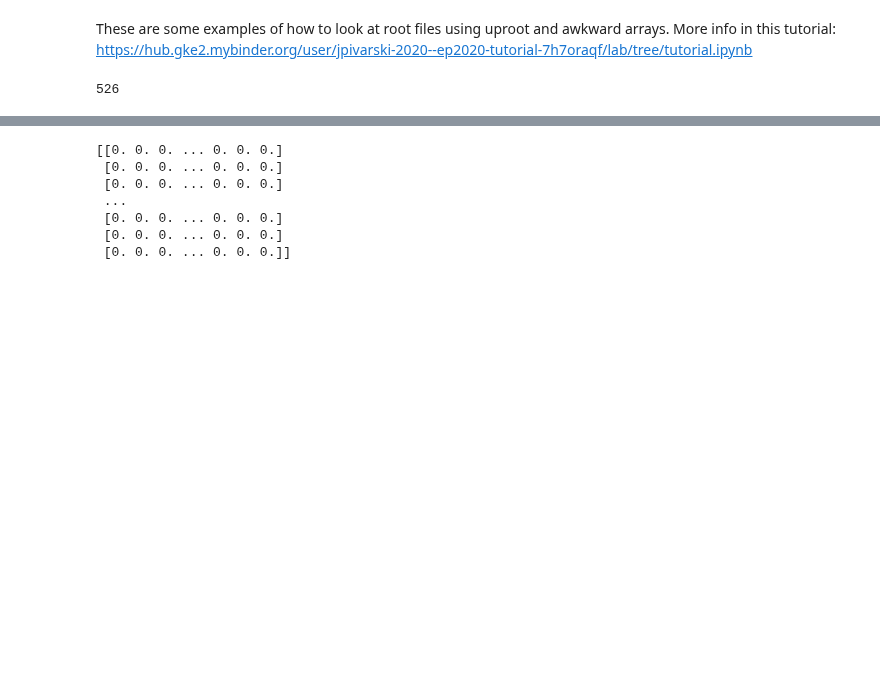
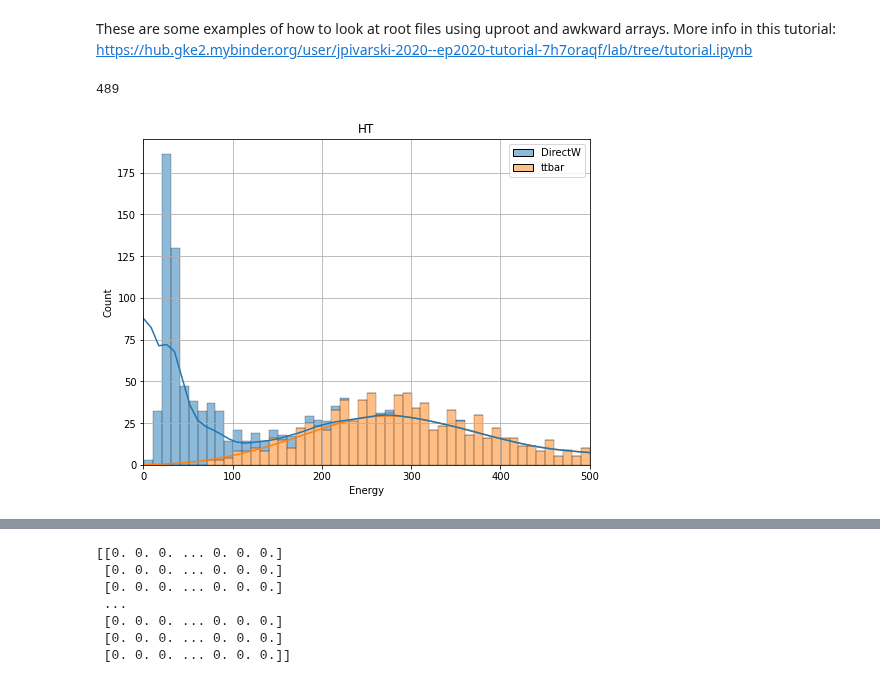
Before and after one commit to choisant/imcalML, a Jupyter notebook: notebooks/analyze_delphes_file.ipynb, the cells around one changed output, grey strips where cells are left out. Saved outputs shown, nothing was run; the diff lists cells and outputs as text; code cells hidden in the pictures; blank space fills up the shorter version.

```diff
--- a/notebooks/analyze_delphes_file.ipynb
+++ b/notebooks/analyze_delphes_file.ipynb
@@ -58,9 +59,9 @@ def cartesian_to_angles(arr, drop:bool=False):
 def look(rootfile:str):
     with uproot.open(rootfile) as file:
         keys = file.keys()
-        #print(keys)
+        print(keys)
         #print(file.show())
-        print(file["Tower"].keys())
+        #print(file["Tower"].keys())
         #print(file["Tower"]["Tower.ET"].array())
 
 def load_data(rootfile:str, branch:str, keys:list):
@@ -74,15 +75,32 @@ def load_data(rootfile:str, branch:str, keys:list):
 
 
 #look(data_path)
-ttbar_clusters = load_data(ttbar_data_path, "Tower", ["Tower.ET", "Tower.Eta", "Tower.Phi", "Tower.Eem", "Tower.Ehad"])
-directW_clusters = load_data(directW_data_path, "Tower", ["Tower.ET", "Tower.Eta", "Tower.Phi", "Tower.Eem", "Tower.Ehad"])
+ttbar_clusters = load_data(ttbar_data_path, "Tower",
+                        ["Tower.ET", "Tower.Eta", "Tower.Phi", "Tower.Eem", "Tower.Ehad"])
+directW_clusters = load_data(directW_data_path, "Tower",
+                            ["Tower.ET", "Tower.Eta", "Tower.Phi", "Tower.Eem", "Tower.Ehad"])
 #print(ak.to_list(clusters[0]))
 max_hits = np.max([len(item) for item in ttbar_clusters["ET"]])
 print(max_hits)
 ttbar_clusters = ak.pad_none(ttbar_clusters, max_hits, axis=-1)
 directW_clusters = ak.pad_none(directW_clusters, max_hits, axis=-1)
 # %% [output]
-526
+489
+# %%
+ttbar_events =  load_data(ttbar_data_path, "ScalarHT", ["ScalarHT.HT"])
+directW_events =  load_data(directW_data_path, "ScalarHT", ["ScalarHT.HT"])
+ttbar_HT = ak.to_list(ak.flatten(ttbar_events.HT[ttbar_events.HT>1]))
+directW_HT = ak.to_list(ak.flatten(directW_events.HT[ttbar_events.HT>1]))
+#HT distribution
+fig, ax = plt.subplots(figsize=(8,6))
+sn.histplot({"DirectW": directW_HT, "ttbar": ttbar_HT}, bins=50, binrange=[1, 500], ax = ax, kde=True, multiple="stack", stat="count")
+ax.set_title("HT")
+ax.set_xlabel("Energy")
+ax.set_xlim(0,500)
+#ax.set_yscale('log')
+ax.grid(visible=None)
+# %% [output]
+[figure, added]
 # %%
 #clusters["EZ"] = clusters["ET"]*np.sinh(clusters["Eta"])
 #clusters["EX"] = clusters["ET"]*np.cos(clusters["Phi"])
```
Also changed, not shown: parts of 10 cells of this notebook, 2 other files.
